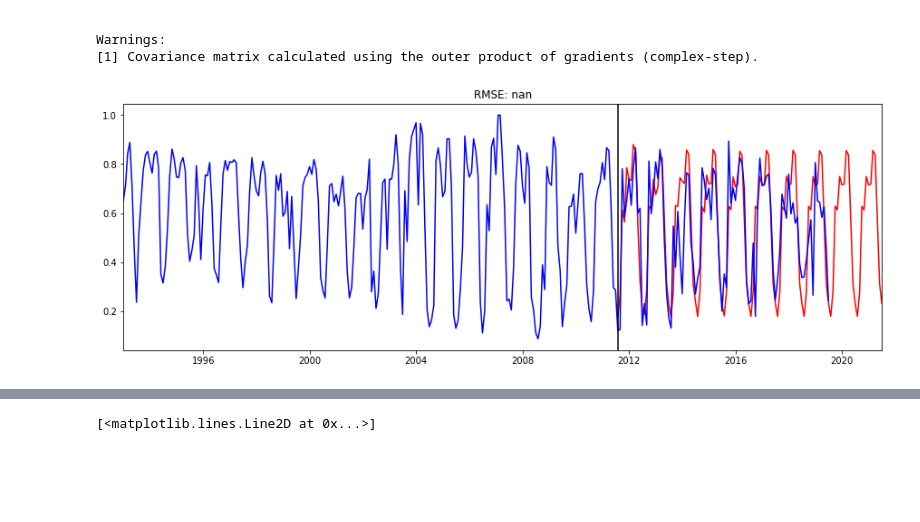
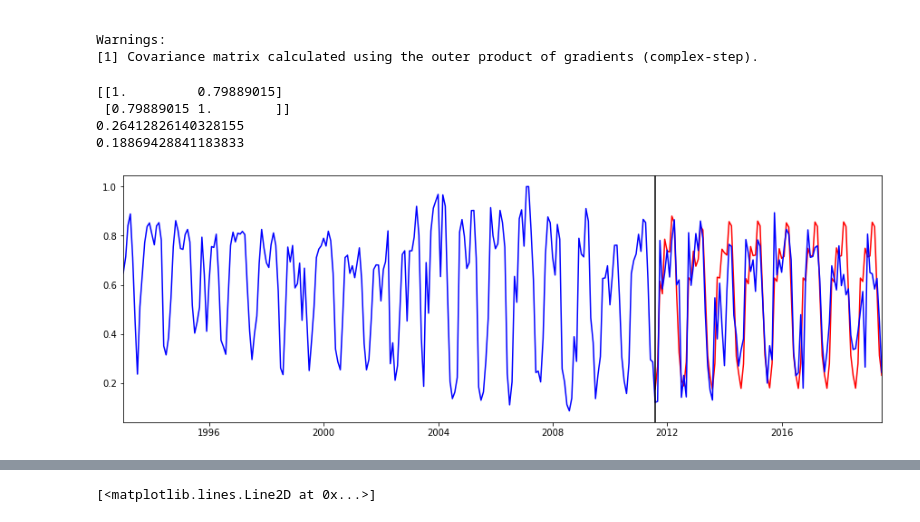
Before and after one commit to nrgriffin/Insight, a Jupyter notebook: SARIMA Testing.ipynb, the cells around one changed output, grey strips where cells are left out. Cells and saved outputs as stored; diff of their text form; code cells hidden in the pictures; blank space fills up the shorter version.

```diff
--- a/SARIMA Testing.ipynb
+++ b/SARIMA Testing.ipynb
@@ -488,19 +527,32 @@ Warnings:
 [1] Covariance matrix calculated using the outer product of gradients (complex-step).
 # %%
 # Now we can forecast
-K = len(testing4)+24 # number of future steps we want to forecast
+K = len(testing4) # number of future steps we want to forecast
 forecast4 = model_fit4.forecast(K, alpha = 0.05) # apply the forecast model out to K steps
 forecast4 = np.exp(forecast4) # transform back to non-log scale
 
 # Plot results and display RMSE
 plt.figure(figsize=(15,5))
 plt.plot(forecast4,'r');
 plt.plot(series4,'b');
-plt.title('RMSE: %.2f'% np.sqrt(sum((forecast-testing)**2)/len(testing)));
+#plt.title('RMSE: %.2f'% np.sqrt(sum((forecast-testing)**2)/len(testing)));
 plt.autoscale(enable=True, axis='x', tight=True)
 plt.axvline(x=series.index[split_point],color='black');
+
+corr = np.corrcoef(forecast4, testing4)
+print(corr)
+mape = np.mean(np.abs(forecast4 - testing4)/np.abs(testing4))
+print(mape)
+mins = np.amin(np.hstack([forecast4[:,None], testing4[:,None]]), axis=1)
+maxs = np.amax(np.hstack([forecast4[:,None], testing4[:,None]]), axis=1)
+minmax = 1 - np.mean(mins/maxs)
+print(minmax)
 # %% [output]
+[[1.         0.79889015]
+ [0.79889015 1.        ]]
+0.26412826140328155
+0.18869428841183833
-[figure, old version]
+[figure, new version]
 # %%
 forecast4[96:120]
 # %% [output]
```
Also changed, not shown: parts of 9 cells of this notebook, 6 other files.
